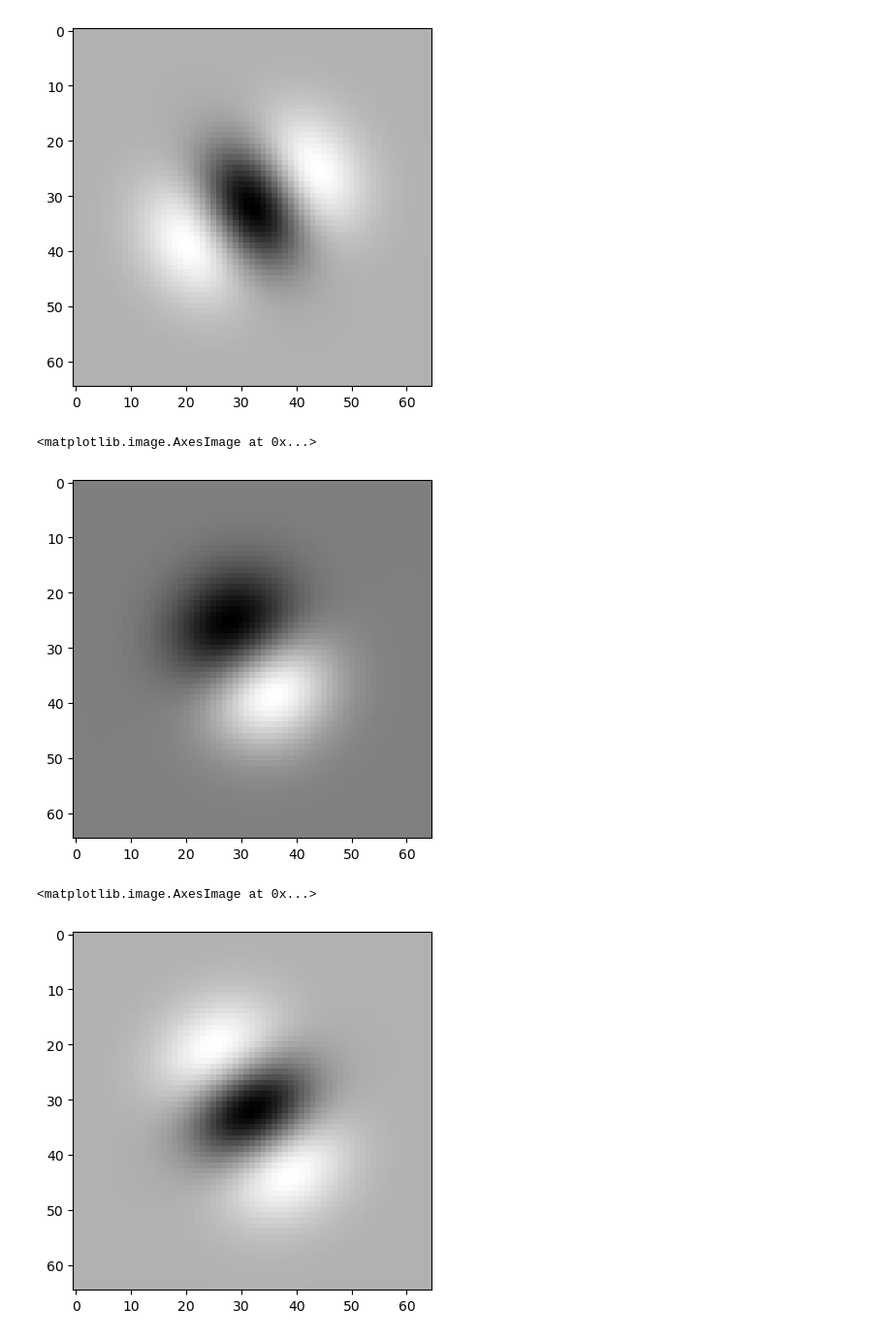
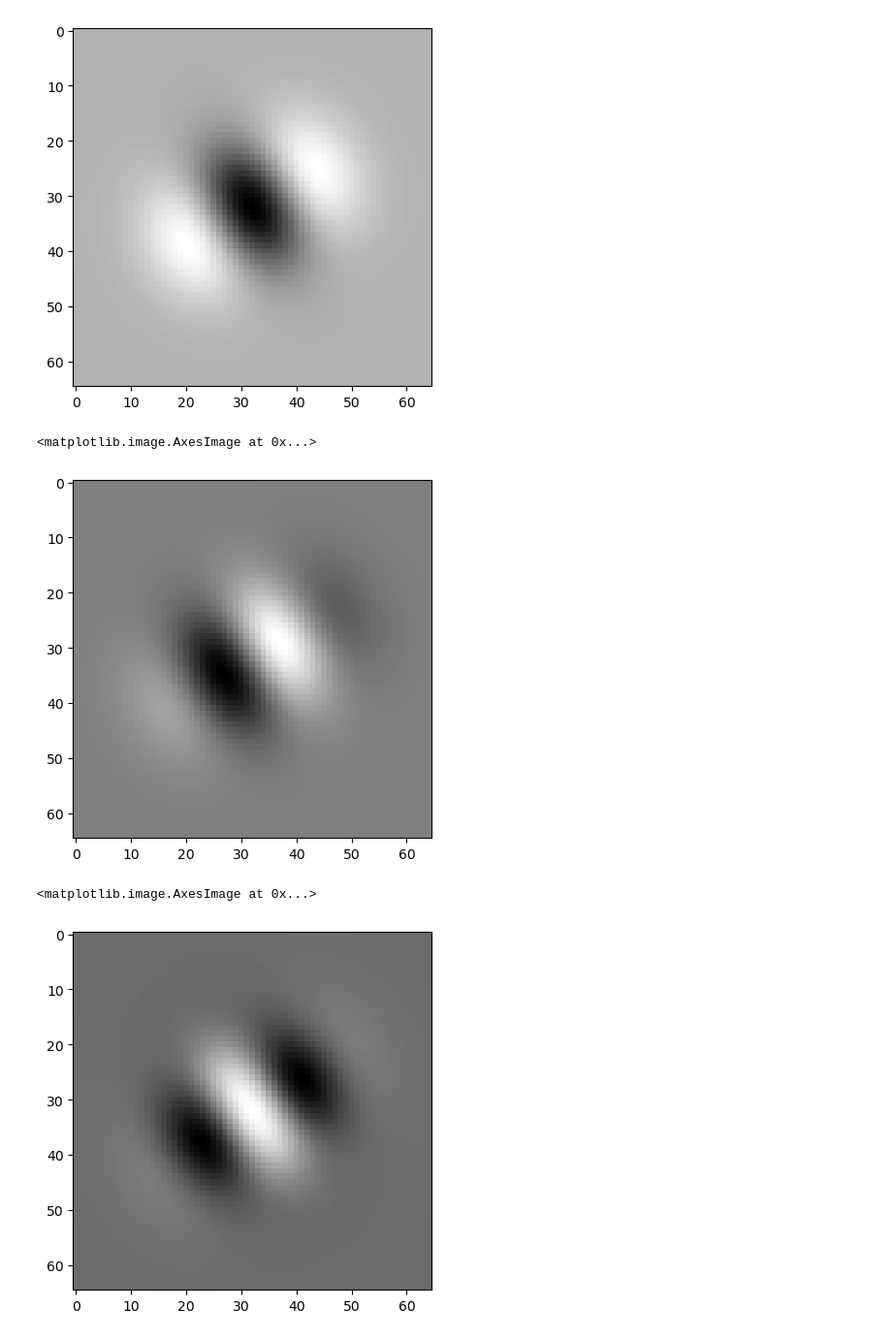
Before and after one commit to tonylindeberg/pyscsp, a Jupyter notebook: discscspdemo.ipynb, the cells around one changed output. Shown at 97% size. Saved outputs shown, nothing was run; the diff lists cells and outputs as text; code cells hidden in the pictures.

Commit message:
Added use cased for directional derivatives up to order 4

```diff
--- a/discscspdemo.ipynb
+++ b/discscspdemo.ipynb
@@ -244,20 +244,20 @@ plt.imshow(Lphi, cmap='gray', interpolation='nearest')
 <matplotlib.image.AxesImage at 0x...>
 [figure]
 # %%
-# First-order directional derivative in the direction orthogonal to pi/6
+# Third-order directional derivative in the direction pi/6
 delta = discscsp.deltafcn(65,65)
 L = discscsp.scspconv(delta, 8)
-Lphi = discscsp.applydirder(L, math.pi/6, 0, 1)
+Lphi = discscsp.applydirder(L, math.pi/6, 3, 0)
 plt.imshow(Lphi, cmap='gray', interpolation='nearest')
 # %% [output]
 <matplotlib.image.AxesImage at 0x...>
-[figure, old version]
+[figure, new version]
 # %%
-# Second-order directional derivative in the direction orthogonal to pi/6
+# Fourth-order directional derivative in the direction pi/6
 delta = discscsp.deltafcn(65,65)
 L = discscsp.scspconv(delta, 8)
-Lphi = discscsp.applydirder(L, math.pi/6, 0, 2)
+Lphi = discscsp.applydirder(L, math.pi/6, 4, 0)
 plt.imshow(Lphi, cmap='gray', interpolation='nearest')
 # %% [output]
 <matplotlib.image.AxesImage at 0x...>
-[figure, old version]
+[figure, new version]
```
Also changed, not shown: parts of 5 cells of this notebook, 1 other file.
